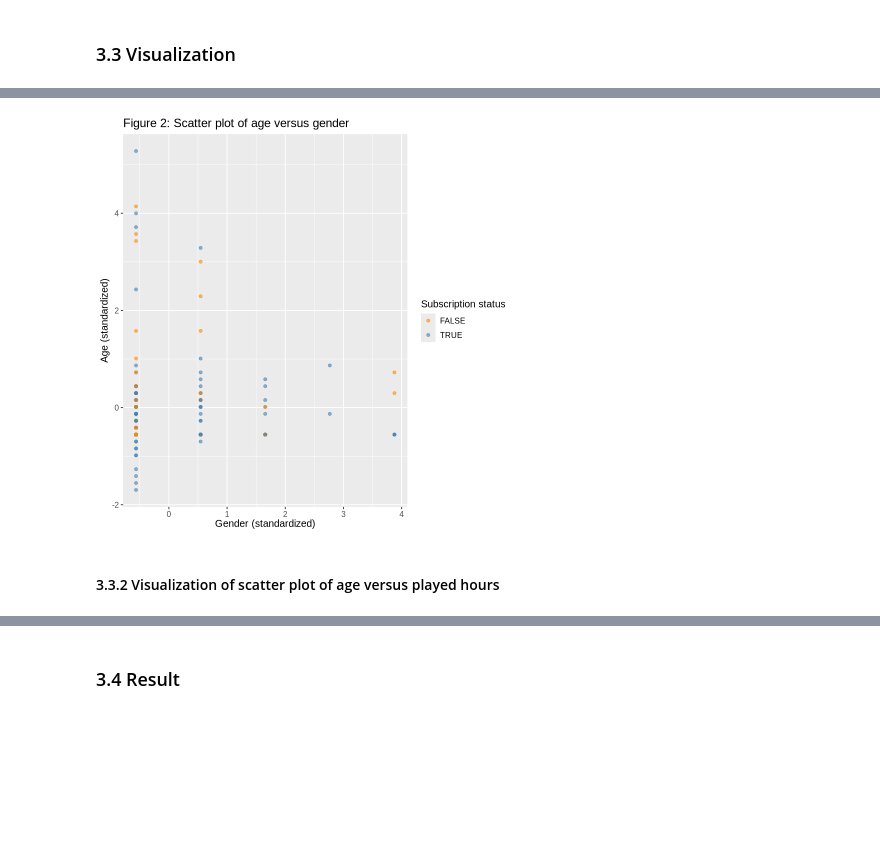
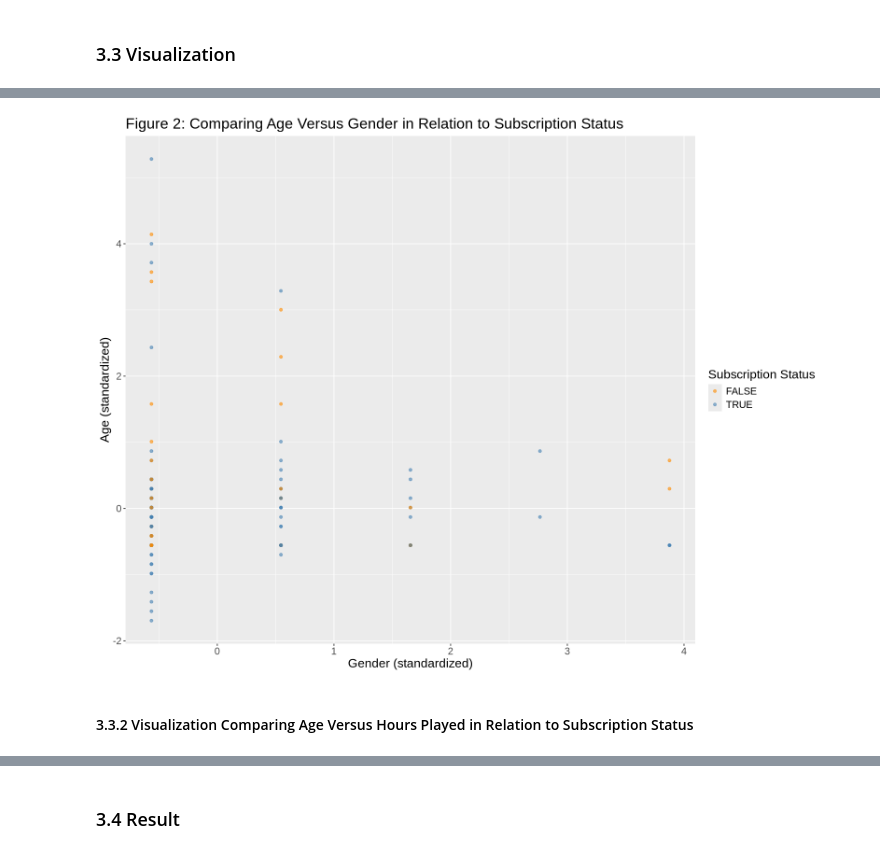
Before and after one commit to Sandyyyin/project_final_report, a Jupyter notebook: project_final_report_1.ipynb, the cells around one changed output, grey strips where cells are left out. Saved outputs shown, nothing was run; the diff lists cells and outputs as text; code cells hidden in the pictures; blank space fills up the shorter version.

```diff
--- a/project_final_report_1.ipynb
+++ b/project_final_report_1.ipynb
@@ -194,39 +196,41 @@ experi_age
 wrangling_players_data_2 <- players_data |>
     select(subscribe, gender, Age) |>
     filter(gender != "Prefer not to say", !is.na(Age))
 
 wrangling_players_data_2 <- wrangling_players_data_2 |>
     mutate(subscribe = as_factor(subscribe)) |>
     mutate(gender = recode(gender,
                            "Male" = "0",
                            "Female" = "1",
                            "Non-binary" = "2",
                            "Agender" = "3",
                            "Two-Spirited" = "4")) |>
     mutate(gender = as.numeric(gender))
 
 players_data_recipe_2 <- recipe(subscribe ~ ., data = wrangling_players_data_2) |>
     step_scale(all_predictors()) |>
     step_center(all_predictors()) |>
     prep()
 
 scaled_players_data_2 <- bake(players_data_recipe_2, wrangling_players_data_2)
 
+options(repr.plot.width = 13, repr.plot.height = 10)
+
 gender_age <- scaled_players_data_2 |>
     ggplot(aes(x = gender, y = Age, color = subscribe)) +
     geom_point(alpha = 0.6) +
     labs(x = "Gender (standardized)",
          y = "Age (standardized)",
-         color = "Subscription status") +
+         color = "Subscription Status") +
     scale_color_manual(values = c("darkorange", "steelblue")) +
-    theme(text = element_text(size = 12)) +
-    ggtitle("Figure 2: Scatter plot of age versus gender")
+    theme(text = element_text(size = 16)) +
+    ggtitle("Figure 2: Comparing Age Versus Gender in Relation to Subscription Status")
 
 gender_age
 # %% [output]
-[figure, old version]
+[figure, new version]
 # %% [markdown]
-#### 3.3.2 Visualization of scatter plot of age versus played hours
+#### 3.3.2 Visualization Comparing Age Versus Hours Played in Relation to Subscription Status
 # %%
 wrangling_players_data_3 <- players_data |>
     select(subscribe, played_hours, Age) |>
```
Also changed, not shown: parts of 7 cells of this notebook.
